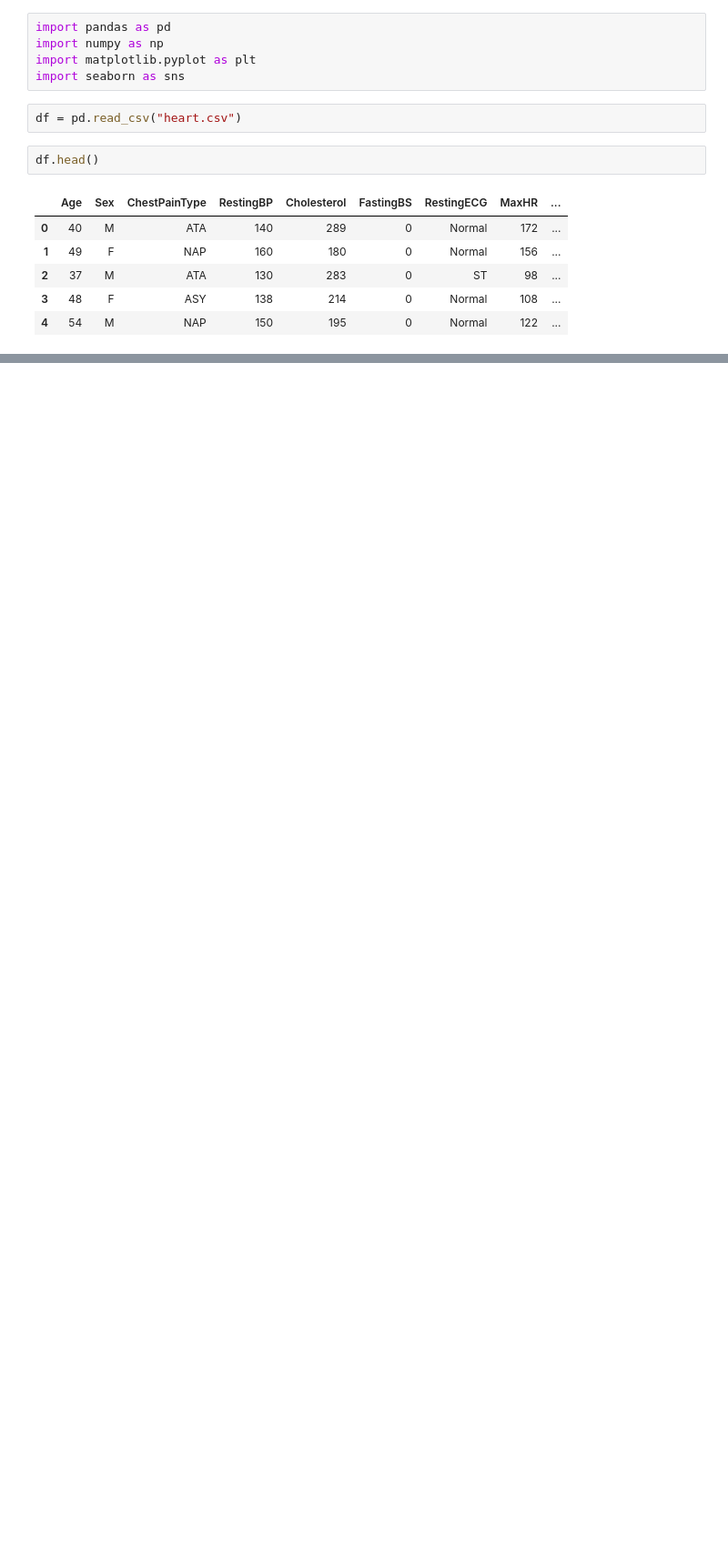
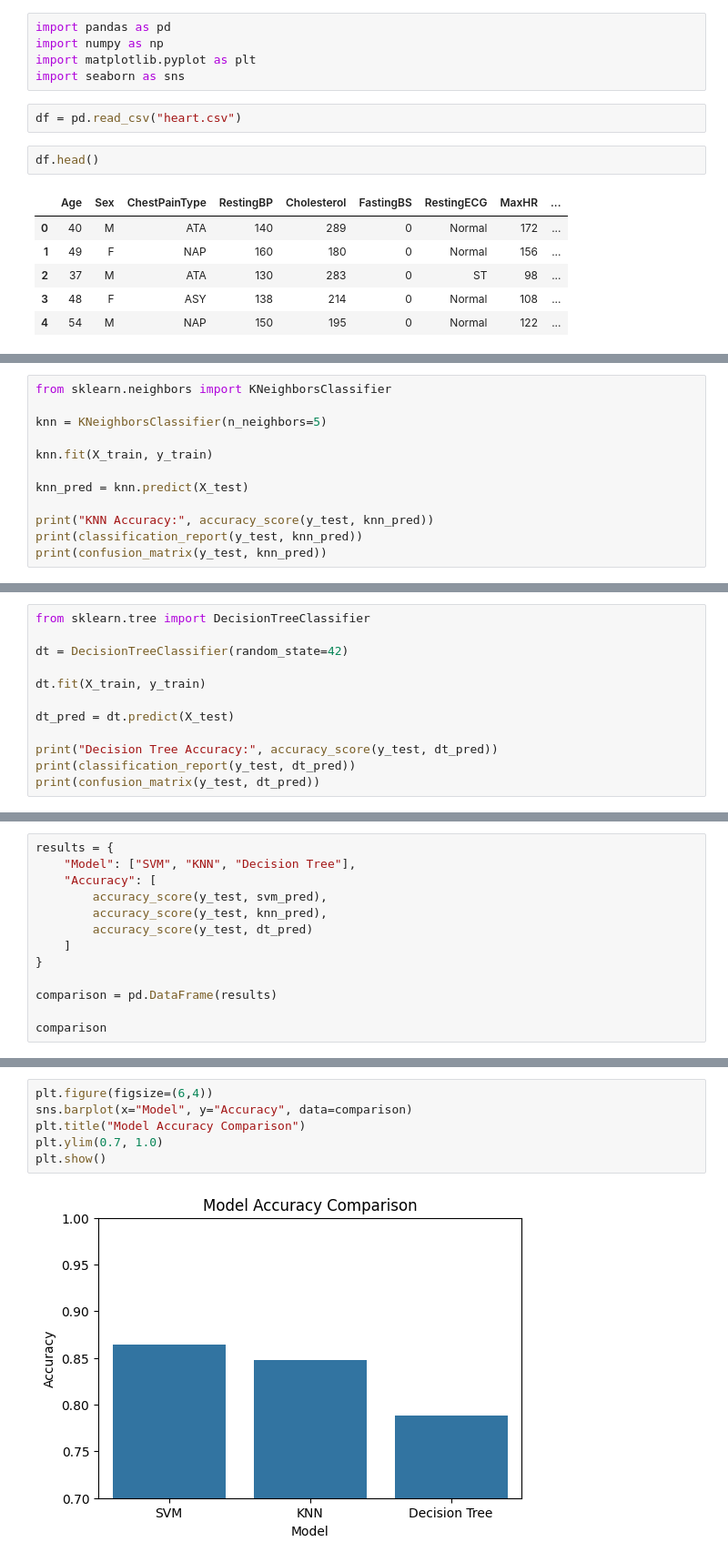
Before and after one commit to kritikaneupane114-oss/Heart-Failure-Prediction-, a Jupyter notebook: Heart_Failure.ipynb, the cells around one changed output, grey strips where cells are left out. Shown at 91% size. Drawn from its saved outputs; the diff is of its cells as text; blank space fills up the shorter version.

```diff
--- a/Heart_Failure.ipynb
+++ b/Heart_Failure.ipynb
@@ -18,0 +169,12 @@ df.head()
+# %%
+from sklearn.neighbors import KNeighborsClassifier
+
+knn = KNeighborsClassifier(n_neighbors=5)
+
+knn.fit(X_train, y_train)
+
+knn_pred = knn.predict(X_test)
+
+print("KNN Accuracy:", accuracy_score(y_test, knn_pred))
+print(classification_report(y_test, knn_pred))
+print(confusion_matrix(y_test, knn_pred))
@@ -18,0 +194,12 @@ df.head()
+# %%
+from sklearn.tree import DecisionTreeClassifier
+
+dt = DecisionTreeClassifier(random_state=42)
+
+dt.fit(X_train, y_train)
+
+dt_pred = dt.predict(X_test)
+
+print("Decision Tree Accuracy:", accuracy_score(y_test, dt_pred))
+print(classification_report(y_test, dt_pred))
+print(confusion_matrix(y_test, dt_pred))
@@ -18,0 +219,13 @@ df.head()
+# %%
+results = {
+    "Model": ["SVM", "KNN", "Decision Tree"],
+    "Accuracy": [
+        accuracy_score(y_test, svm_pred),
+        accuracy_score(y_test, knn_pred),
+        accuracy_score(y_test, dt_pred)
+    ]
+}
+
+comparison = pd.DataFrame(results)
+
+comparison
@@ -18,0 +237,8 @@ df.head()
+# %%
+plt.figure(figsize=(6,4))
+sns.barplot(x="Model", y="Accuracy", data=comparison)
+plt.title("Model Accuracy Comparison")
+plt.ylim(0.7, 1.0)
+plt.show()
+# %% [output]
+[figure, added]
```
Also changed, not shown: parts of 16 cells of this notebook.
